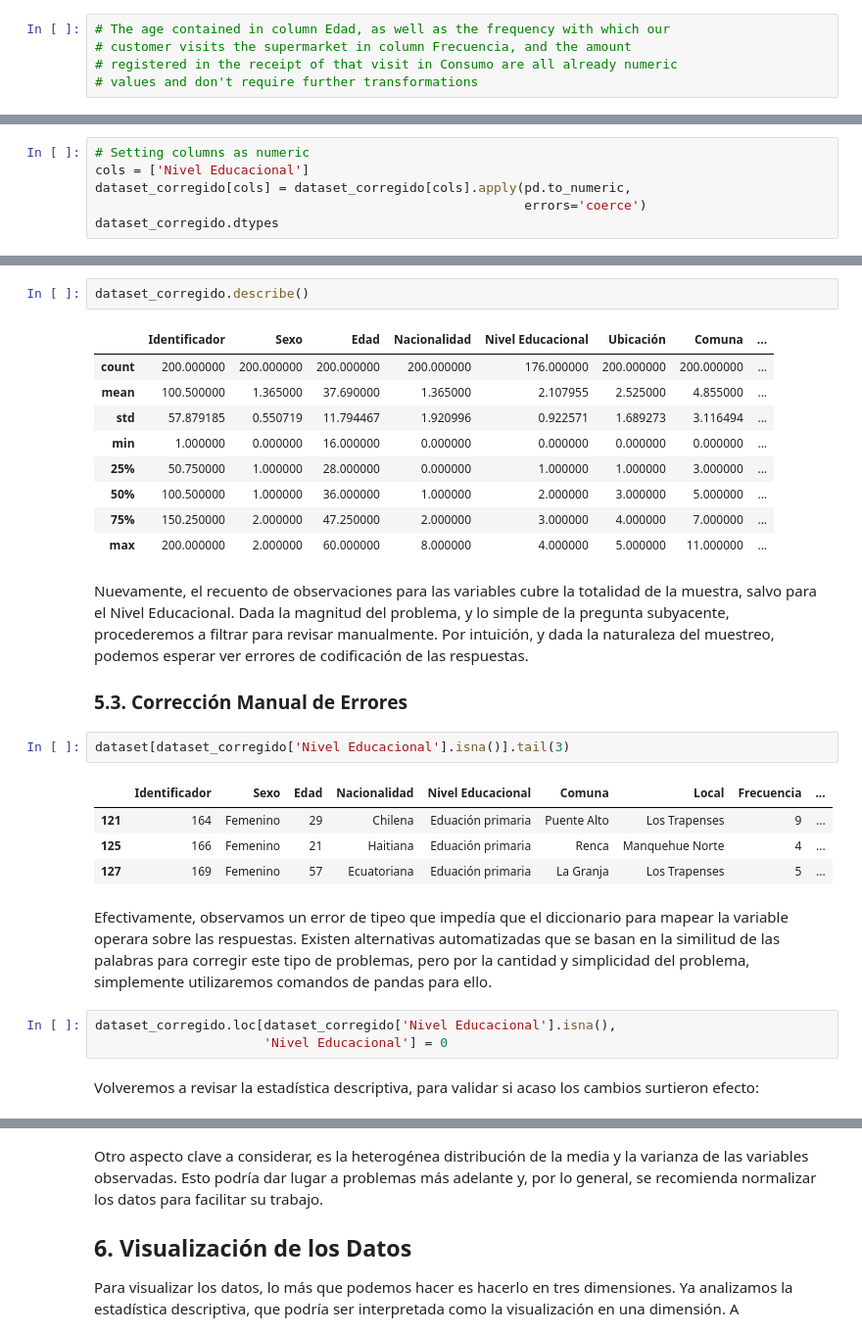
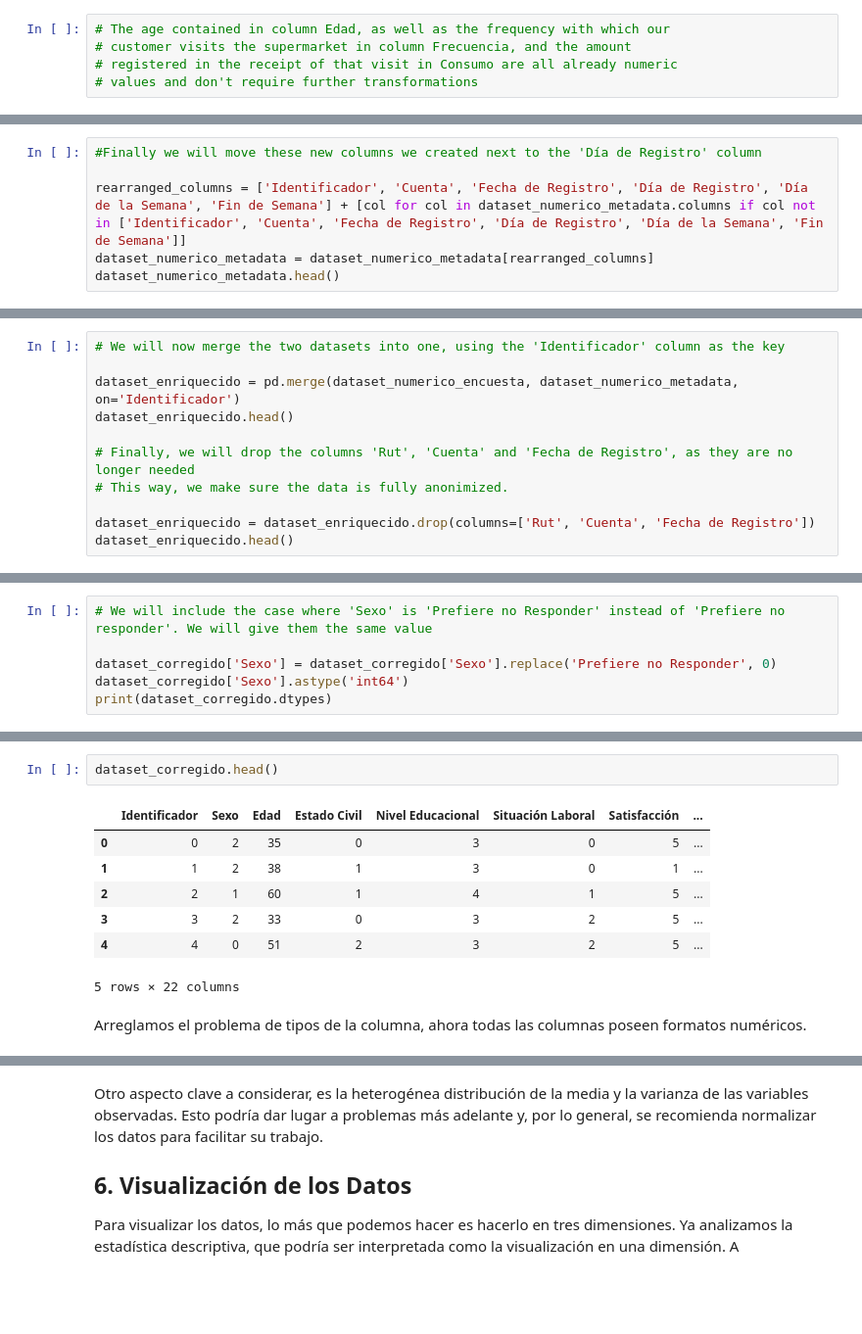
Before and after one commit to diegovalarq/Marketing-Segmentation, a Jupyter notebook: Notebook-Marketing-Segmentation.ipynb, the cells around one changed output, grey strips where cells are left out. Shown at 98% size. Drawn from its saved outputs; the diff is of its cells as text; blank space fills up the shorter version.

```diff
--- a/Notebook-Marketing-Segmentation.ipynb
+++ b/Notebook-Marketing-Segmentation.ipynb
@@ -154,0 +295,6 @@ Convenientemente, como todas estas variables ya son numéricas y contínuas, no
+# %%
+#Finally we will move these new columns we created next to the 'Día de Registro' column
+
+rearranged_columns = ['Identificador', 'Cuenta', 'Fecha de Registro', 'Día de Registro', 'Día de la Semana', 'Fin de Semana'] + [col for col in dataset_numerico_metadata.columns if col not in ['Identificador', 'Cuenta', 'Fecha de Registro', 'Día de Registro', 'Día de la Semana', 'Fin de Semana']]
+dataset_numerico_metadata = dataset_numerico_metadata[rearranged_columns]
+dataset_numerico_metadata.head()
@@ -206,0 +312,11 @@ dataset_enriquecido['Pobreza de la Comuna'] = dataset_enriquecido['Pobreza de la
+# %%
+# We will now merge the two datasets into one, using the 'Identificador' column as the key
+
+dataset_enriquecido = pd.merge(dataset_numerico_encuesta, dataset_numerico_metadata, on='Identificador')
+dataset_enriquecido.head()
+
+# Finally, we will drop the columns 'Rut', 'Cuenta' and 'Fecha de Registro', as they are no longer needed
+# This way, we make sure the data is fully anonimized.
+
+dataset_enriquecido = dataset_enriquecido.drop(columns=['Rut', 'Cuenta', 'Fecha de Registro'])
+dataset_enriquecido.head()
@@ -237,9 +363,3 @@ Observemos que todas las variables son de tipo numérico, salvo por el Nivel Edu
 <h3>5.2. Corrección de Valores</h3>
 
 En algunos casos, la siguiente celda podría contener excepciones para no incluir en la estadística descriptiva variables que por su naturaleza no puedan o deban ser interpretadas de forma numérica. En esta ocación, bastará transformar el tipo de la columna Nivel Educacional a numérico. La función para transformar los datos se dejó abierta, de tal forma que usted la pueda utilizar para la tarea.
-# %%
-# Setting columns as numeric
-cols = ['Nivel Educacional']
-dataset_corregido[cols] = dataset_corregido[cols].apply(pd.to_numeric,
-                                                        errors='coerce')
-dataset_corregido.dtypes
@@ -261,0 +373,6 @@ Observemos que la variable fue transformada a números decimales y no enteros. E
+# %%
+# We will include the case where 'Sexo' is 'Prefiere no Responder' instead of 'Prefiere no responder'. We will give them the same value
+
+dataset_corregido['Sexo'] = dataset_corregido['Sexo'].replace('Prefiere no Responder', 0)
+dataset_corregido['Sexo'].astype('int64')
+print(dataset_corregido.dtypes)
@@ -262,33 +397,15 @@ Observemos que la variable fue transformada a números decimales y no enteros. E
 # %%
-dataset_corregido.describe()
+dataset_corregido.head()
 # %% [output]
-|  | Identificador | Sexo | Edad | Nacionalidad | Nivel Educacional | Ubicación | Comuna | ... |
-| count | 200.000000 | 200.000000 | 200.000000 | 200.000000 | 176.000000 | 200.000000 | 200.000000 | ... |
-| mean | 100.500000 | 1.365000 | 37.690000 | 1.365000 | 2.107955 | 2.525000 | 4.855000 | ... |
-| std | 57.879185 | 0.550719 | 11.794467 | 1.920996 | 0.922571 | 1.689273 | 3.116494 | ... |
-| min | 1.000000 | 0.000000 | 16.000000 | 0.000000 | 0.000000 | 0.000000 | 0.000000 | ... |
-| 25% | 50.750000 | 1.000000 | 28.000000 | 0.000000 | 1.000000 | 1.000000 | 3.000000 | ... |
-| 50% | 100.500000 | 1.000000 | 36.000000 | 1.000000 | 2.000000 | 3.000000 | 5.000000 | ... |
-| 75% | 150.250000 | 2.000000 | 47.250000 | 2.000000 | 3.000000 | 4.000000 | 7.000000 | ... |
-| max | 200.000000 | 2.000000 | 60.000000 | 8.000000 | 4.000000 | 5.000000 | 11.000000 | ... |
+|  | Identificador | Sexo | Edad | Estado Civil | Nivel Educacional | Situación Laboral | Satisfacción | ... |
+| 0 | 0 | 2 | 35 | 0 | 3 | 0 | 5 | ... |
+| 1 | 1 | 2 | 38 | 1 | 3 | 0 | 1 | ... |
+| 2 | 2 | 1 | 60 | 1 | 4 | 1 | 5 | ... |
+| 3 | 3 | 2 | 33 | 0 | 3 | 2 | 5 | ... |
+| 4 | 4 | 0 | 51 | 2 | 3 | 2 | 5 | ... |
+5 rows × 22 columns
-# %% [markdown]
-Nuevamente, el recuento de observaciones para las variables cubre la totalidad de la muestra, salvo para el Nivel Educacional. Dada la magnitud del problema, y lo simple de la pregunta subyacente, procederemos a filtrar para revisar manualmente. Por intuición, y dada la naturaleza del muestreo, podemos esperar ver errores de codificación de las respuestas.
-
-<h3>5.3. Corrección Manual de Errores</h3>
-# %%
-dataset[dataset_corregido['Nivel Educacional'].isna()].tail(3)
-# %% [output]
-|  | Identificador | Sexo | Edad | Nacionalidad | Nivel Educacional | Comuna | Local | Frecuencia | ... |
-| 121 | 164 | Femenino | 29 | Chilena | Eduación primaria | Puente Alto | Los Trapenses | 9 | ... |
-| 125 | 166 | Femenino | 21 | Haitiana | Eduación primaria | Renca | Manquehue Norte | 4 | ... |
-| 127 | 169 | Femenino | 57 | Ecuatoriana | Eduación primaria | La Granja | Los Trapenses | 5 | ... |
-# %% [markdown]
-Efectivamente, observamos un error de tipeo que impedía que el diccionario para mapear la variable operara sobre las respuestas. Existen alternativas automatizadas que se basan en la similitud de las palabras para corregir este tipo de problemas, pero por la cantidad y simplicidad del problema, simplemente utilizaremos comandos de pandas para ello.
-# %%
-dataset_corregido.loc[dataset_corregido['Nivel Educacional'].isna(),
-                      'Nivel Educacional'] = 0
-# %% [markdown]
-Volveremos a revisar la estadística descriptiva, para validar si acaso los cambios surtieron efecto:
+# %% [markdown]
+Arreglamos el problema de tipos de la columna, ahora todas las columnas poseen formatos numéricos.
 # %%
 dataset_corregido.describe()
 # %% [output]
```
Also changed, not shown: parts of 35 cells of this notebook, 4 other files.
